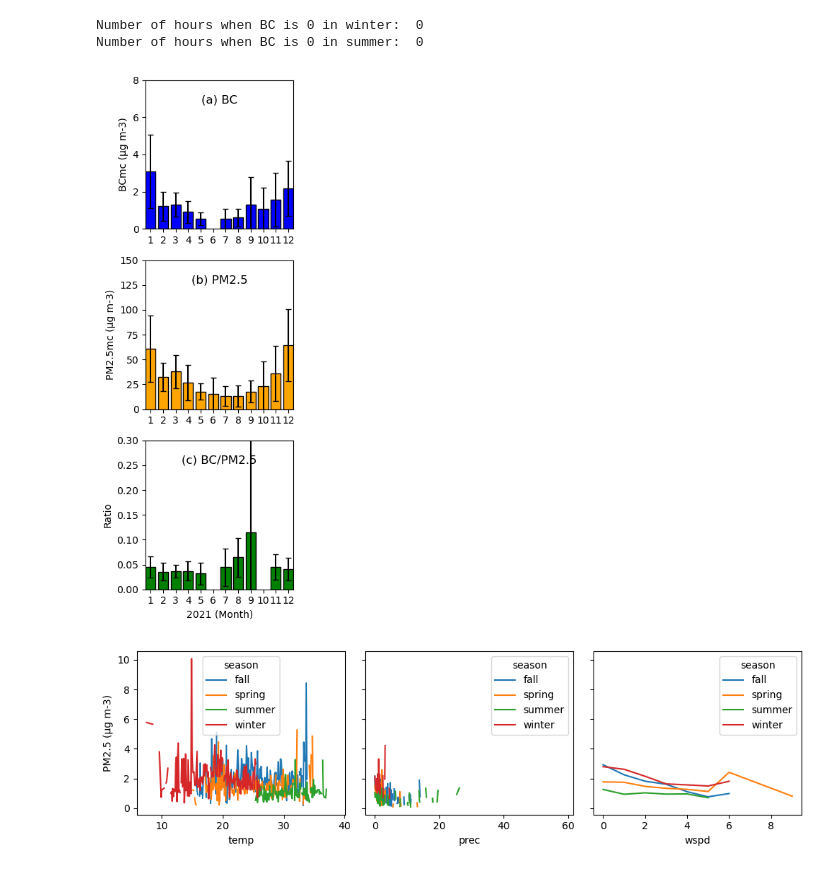
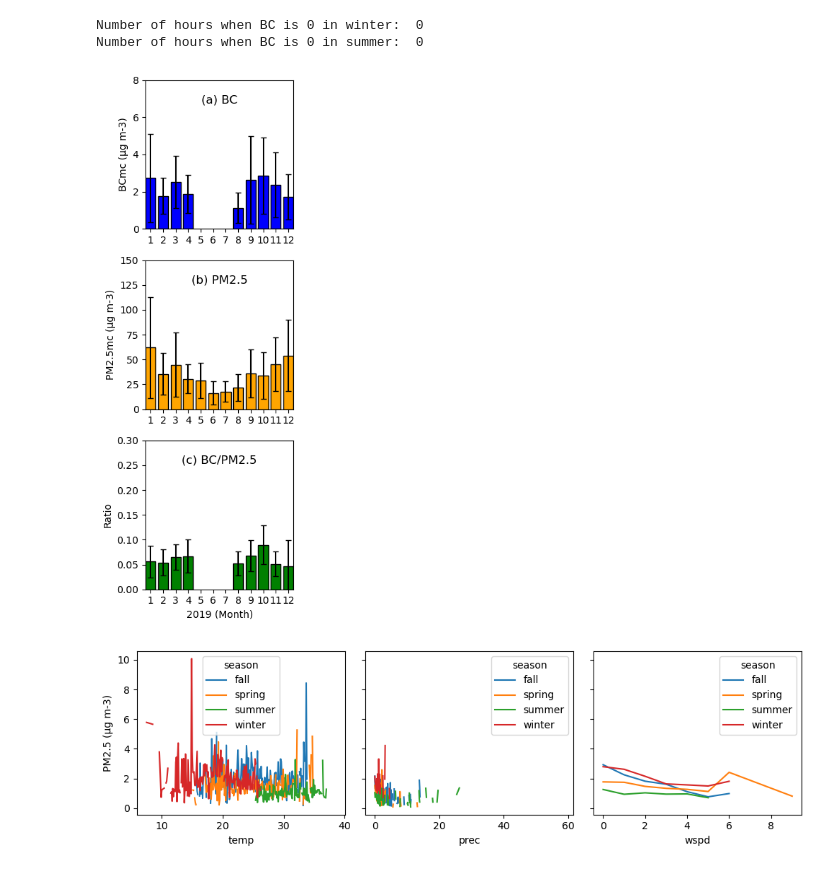
Before and after one commit to do-duytung/slcp-vietnam, a Jupyter notebook: basestats.ipynb, the cells around one changed output. Saved outputs shown, nothing was run; the diff lists cells and outputs as text; code cells hidden in the pictures.

```diff
--- a/basestats.ipynb
+++ b/basestats.ipynb
@@ -551,6 +551,7 @@ Number of hours when BC is 0 in summer:  0
 # Load data
 import pandas as pd
 import matplotlib.pyplot as plt
+import numpy as np
 
 df = pd.read_csv('data/slcp_2019-2021_raw.csv', index_col=0, parse_dates=True)
 
@@ -560,28 +561,36 @@ df.rename(columns={'BC': 'BC1h'}, inplace=True)
 # Load 10 min BC data
 bc10m = pd.read_csv('data/BC10m2.csv', index_col=0, parse_dates=True)
 bc10m = bc10m[['BC']]
-bc10m = bc10m.resample('H').mean()
+bc10m = bc10m.resample('h').mean()
 
 # Concatenate 10 min BC data to df
 df = pd.concat([df, bc10m], axis=1)
 
 # Select 2019-2021 data
 # years = [2019, 2020, 2021]
-year = 2021
+year = 2019
 df = df.loc[df.index.year == year]
 
+# Remove invalid month having less than 10 days data
+# df.loc[df.index.month == 6, "BC"] = np.nan # 2021
+# df.loc[df.index.month == 2, "BC"] = np.nan # 2020
+# df.loc[df.index.month == 5, "BC"] = np.nan # 2020
+df.loc[df.index.month == 5, "BC"] = np.nan # 2019
+df.loc[df.index.month == 6, "BC"] = np.nan # 2019
+df.loc[df.index.month == 7, "BC"] = np.nan # 2019
+
 # Calculate monthly average and standard deviation of BC
-bc_mean = df['BC'].resample('M').mean()
-bc_std = df['BC'].resample('M').std()
+bc_mean = df['BC'].resample('ME').mean()
+bc_std = df['BC'].resample('ME').std()
 
 # Calculate monthly average and standard deviation of PM2.5
-pm_mean = df['PM2.5'].resample('M').mean()
-pm_std = df['PM2.5'].resample('M').std()
+pm_mean = df['PM2.5'].resample('ME').mean()
+pm_std = df['PM2.5'].resample('ME').std()
 
 # Calculate monthly average and standard deviation of BC/PM2.5 ratio
 df['BC/PM2.5'] = df['BC']/df['PM2.5']
-bcpm_mean = df['BC/PM2.5'].resample('M').mean()
-bcpm_std = df['BC/PM2.5'].resample('M').std()
+bcpm_mean = df['BC/PM2.5'].resample('ME').mean()
+bcpm_std = df['BC/PM2.5'].resample('ME').std()
 
 # Plot seasonal data grouped by season with legend as each year
 fig, ax = plt.subplots(3, 1, figsize=(3, 8))
@@ -598,34 +607,34 @@ ax[0].set_ylim(0, 8)
 ax[0].text(0.5, 0.9, '(a) BC', horizontalalignment='center', verticalalignment='top', transform=ax[0].transAxes, fontsize=12)
 # ax[0].legend(loc='upper left', ncol=2)
 ax[0].margins(x=0)
 
 # PM2.5
 p1 = ax[1].bar(pm_mean.index.month, pm_mean, yerr=pm_std, label='(b) PM2.5', color='orange', capsize=3, edgecolor='black')
 ax[1].set_xticks(pm_mean.index.month)
 ax[1].set_ylabel('PM2.5mc (μg m-3)')
 # ax[1].set_xticklabels(pm_mean.index.month)
 # ax[1].set_xlabel(f'{year} (Month)')
 ax[1].set_ylim(0, 150)
 # ax[1].set_title('PM2.5')
 # Add caption inside the figure
 ax[1].text(0.5, 0.9,'(b) PM2.5', horizontalalignment='center', verticalalignment='top', transform=ax[1].transAxes, fontsize=12)
 
 # ax[1].legend(loc='upper left', ncol=2)
 ax[1].margins(x=0)
 
 # Ratio
 p1 = ax[2].bar(bcpm_mean.index.month, bcpm_mean, yerr=bcpm_std, label='(c) BC/PM2.5', color='green', capsize=3, edgecolor='black')
 ax[2].set_xticks(bcpm_mean.index.month)
 ax[2].set_xticklabels(bcpm_mean.index.month)
 ax[2].set_ylabel('Ratio')
 ax[2].set_xlabel(f'{year} (Month)')
 ax[2].text(0.5, 0.9,'(c) BC/PM2.5', horizontalalignment='center', verticalalignment='top', transform=ax[2].transAxes, fontsize=12)
 ax[2].set_ylim(0, 0.3)
 ax[2].margins(x=0)
 plt.tight_layout()
 plt.show()
 # %% [output]
-[figure, old version]
+[figure, new version]
 # %%
 # Load data
 import pandas as pd
```
Also changed, not shown: parts of 1 cell of this notebook, 1 other file.
